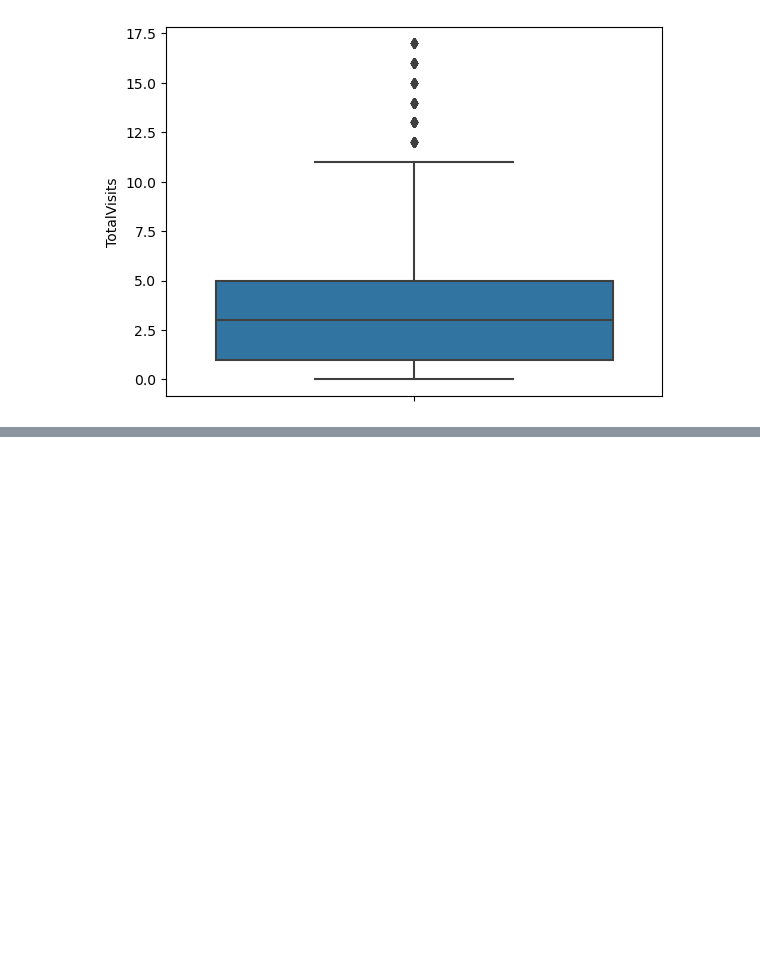
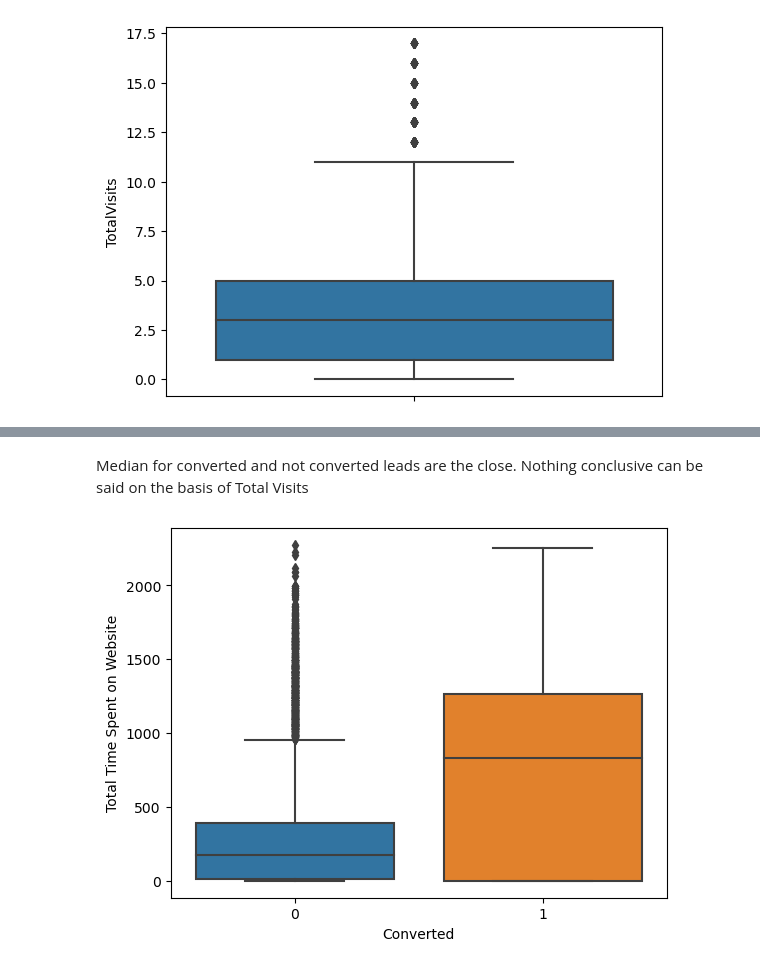
Before and after one commit to chitra1710/First_Repro, a Jupyter notebook: Lead_Scoring.ipynb, the cells around one changed output, grey strips where cells are left out. Cells and saved outputs as stored; diff of their text form; code cells hidden in the pictures; blank space fills up the shorter version.

Commit message:
Lead_Scoring First_updated

```diff
--- a/Lead_Scoring.ipynb
+++ b/Lead_Scoring.ipynb
@@ -642,0 +665,10 @@ plt.show()
+# %% [markdown]
+Median for converted and not converted leads are the close.
+Nothing conclusive can be said on the basis of Total Visits
+# %%
+#checking Spread of "Total Time Spent on Website" vs Converted variable
+
+sns.boxplot(x=df.Converted, y=df['Total Time Spent on Website'])
+plt.show()
+# %% [output]
+[figure, added]
```
Also changed, not shown: parts of 20 cells of this notebook.
